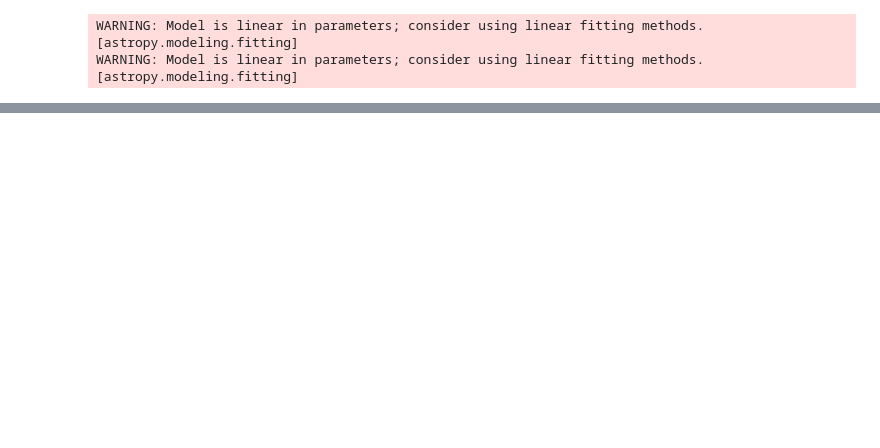
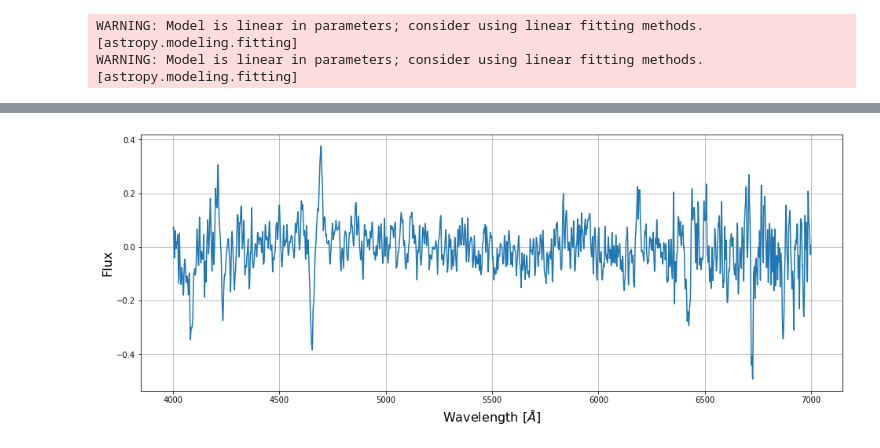
Before and after one commit to noahfranz13/ExoSpec, a Jupyter notebook: transitAnalysis.ipynb, the cells around one changed output, grey strips where cells are left out. Saved outputs shown, nothing was run; the diff lists cells and outputs as text; code cells hidden in the pictures; blank space fills up the shorter version.

```diff
--- a/transitAnalysis.ipynb
+++ b/transitAnalysis.ipynb
@@ -27,0 +32,11 @@ hostSpec.plot()
+# %%
+exoFlux = combSpec.flux - hostSpec.flux
+wave = combSpec.wave
+
+fig, ax = plt.subplots(figsize=(16,6))
+ax.plot(wave, exoFlux)
+ax.set_xlabel('Wavelength [$\AA$]', fontsize=16)
+ax.set_ylabel('Flux', fontsize=16)
+ax.grid()
+# %% [output]
+[figure, added]
```
Also changed, not shown: parts of 2 cells of this notebook, 1 other file.
